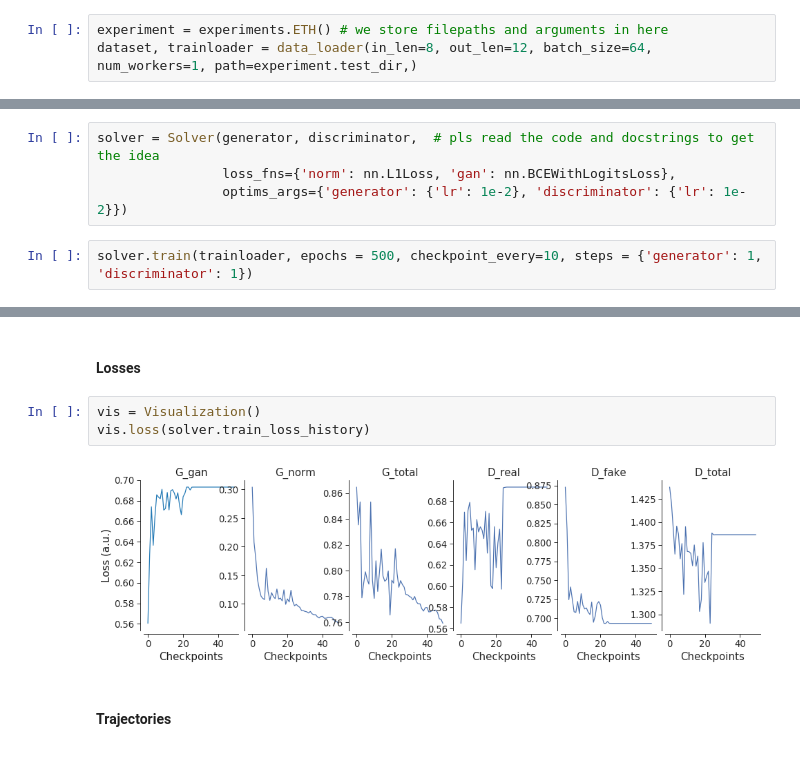
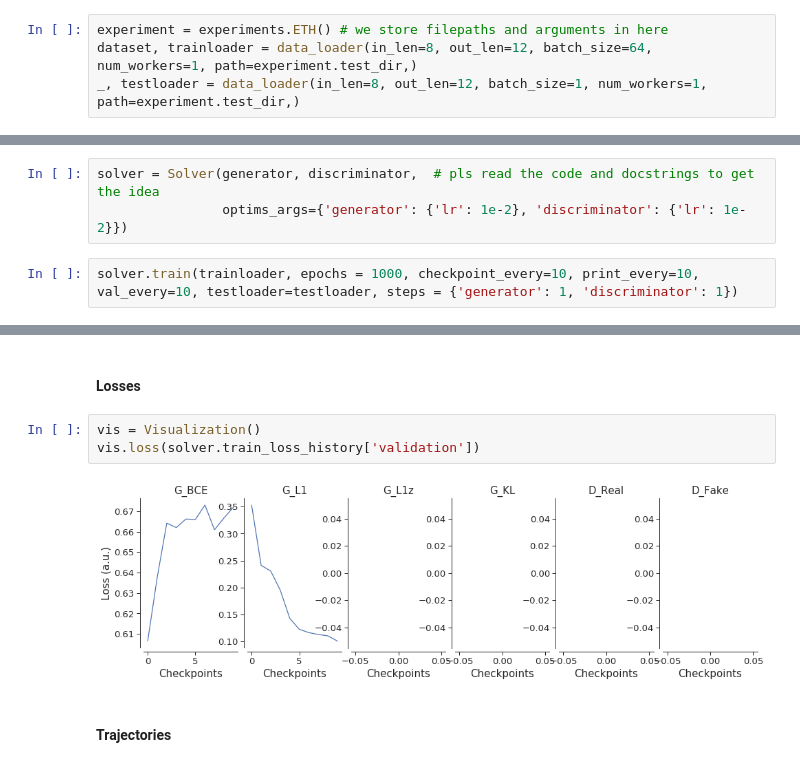
Before and after one commit to lappalainenj/mapsgan, a Jupyter notebook: examples/How to train the toymodel?.ipynb, the cells around one changed output, grey strips where cells are left out. Cells and saved outputs as stored; diff of their text form.

Commit message:
diversity scores for validation, utils/smooth_data for plotting

```diff
--- a/examples/How to train the toymodel?.ipynb
+++ b/examples/How to train the toymodel?.ipynb
@@ -29,13 +32,13 @@ The autoreload extension is already loaded. To reload it, use:
 # %%
 experiment = experiments.ETH() # we store filepaths and arguments in here
 dataset, trainloader = data_loader(in_len=8, out_len=12, batch_size=64, num_workers=1, path=experiment.test_dir,)
+_, testloader = data_loader(in_len=8, out_len=12, batch_size=1, num_workers=1, path=experiment.test_dir,)
 # %%
 generator = ToyGenerator(in_len=8, out_len=12, noise_dim=(10,), decoder_h_dim=74)
 discriminator = ToyDiscriminator()
 # %%
 solver = Solver(generator, discriminator,  # pls read the code and docstrings to get the idea
-                loss_fns={'norm': nn.L1Loss, 'gan': nn.BCEWithLogitsLoss},
                 optims_args={'generator': {'lr': 1e-2}, 'discriminator': {'lr': 1e-2}})
 # %%
-solver.train(trainloader, epochs = 500, checkpoint_every=10, steps = {'generator': 1, 'discriminator': 1})
+solver.train(trainloader, epochs = 1000, checkpoint_every=10, print_every=10, val_every=10, testloader=testloader, steps = {'generator': 1, 'discriminator': 1})
 # %% [output]
@@ -68,9 +77,9 @@ As we talked about, I implemented a simple plotting class that is supposed to in
 #### Losses
 # %%
 vis = Visualization()
-vis.loss(solver.train_loss_history)
+vis.loss(solver.train_loss_history['validation'])
 # %% [output]
-[figure, old version]
+[figure, new version]
 # %% [markdown]
 #### Trajectories
 # %%
```
Also changed, not shown: parts of 8 cells of this notebook, 2 other files.
